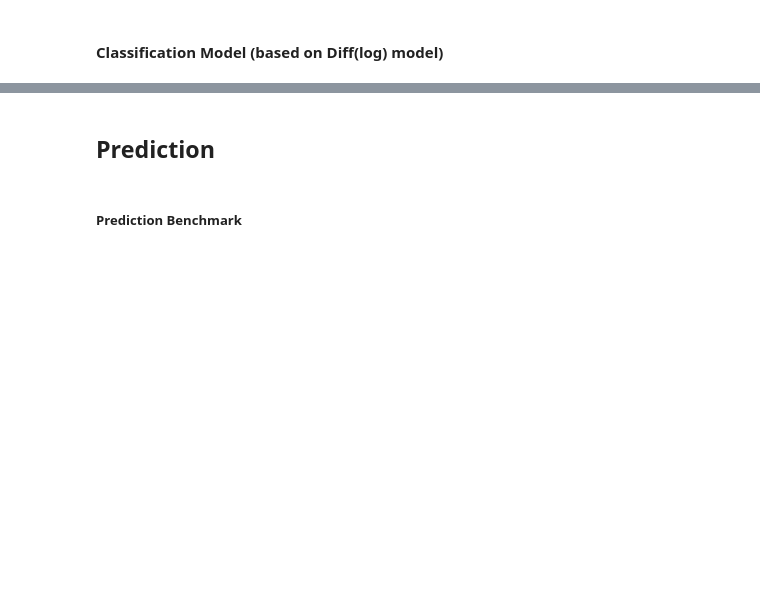
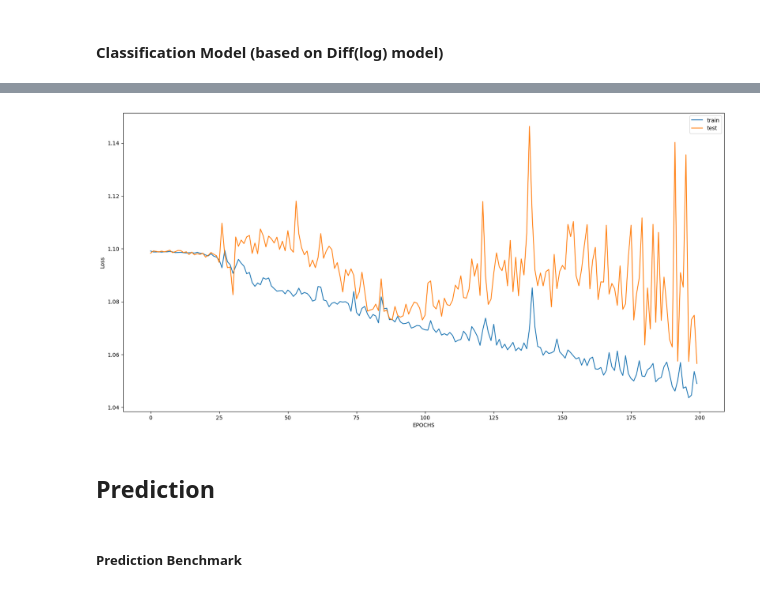
Before and after one commit to zohanny/LSTM-Euronext, a Jupyter notebook: EURONEXT LISBON - Forecasting with LSTM.ipynb, the cells around one changed output, grey strips where cells are left out. Cells and saved outputs as stored; diff of their text form; code cells hidden in the pictures; blank space fills up the shorter version.

```diff
--- a/EURONEXT LISBON - Forecasting with LSTM.ipynb
+++ b/EURONEXT LISBON - Forecasting with LSTM.ipynb
@@ -265,8 +282,10 @@ def trainLstmModel (model, x_train, y_train) :
                 validation_split=VALIDATION_SPLIT,
                 verbose='auto')
 # %%
-def plotHistory(history) :
+def plotHistory(history, yaxis="MAE") :
     plt.plot(history.history['loss'], label='train')
     plt.plot(history.history['val_loss'], label='test')
+    plt.xlabel("EPOCHS")
+    plt.ylabel(yaxis)
     plt.legend()
     plt.show()
@@ -473,3 +537,7 @@ Epoch 200/200
+# %%
+plotHistory(history, yaxis="Loss")
+# %% [output]
+[figure, added]
 # %% [markdown]
 
 ## Prediction
```
Also changed, not shown: parts of 32 cells of this notebook.
